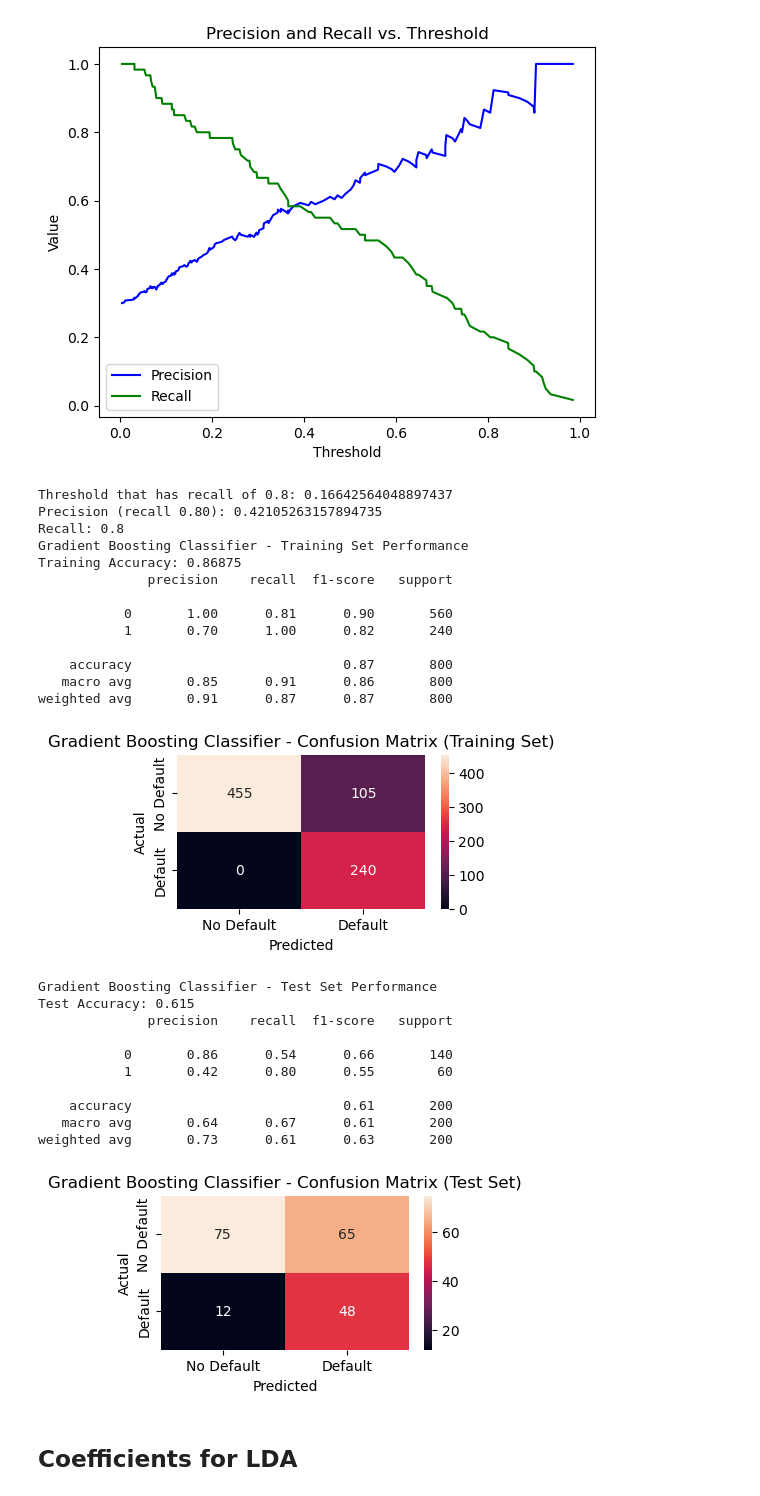
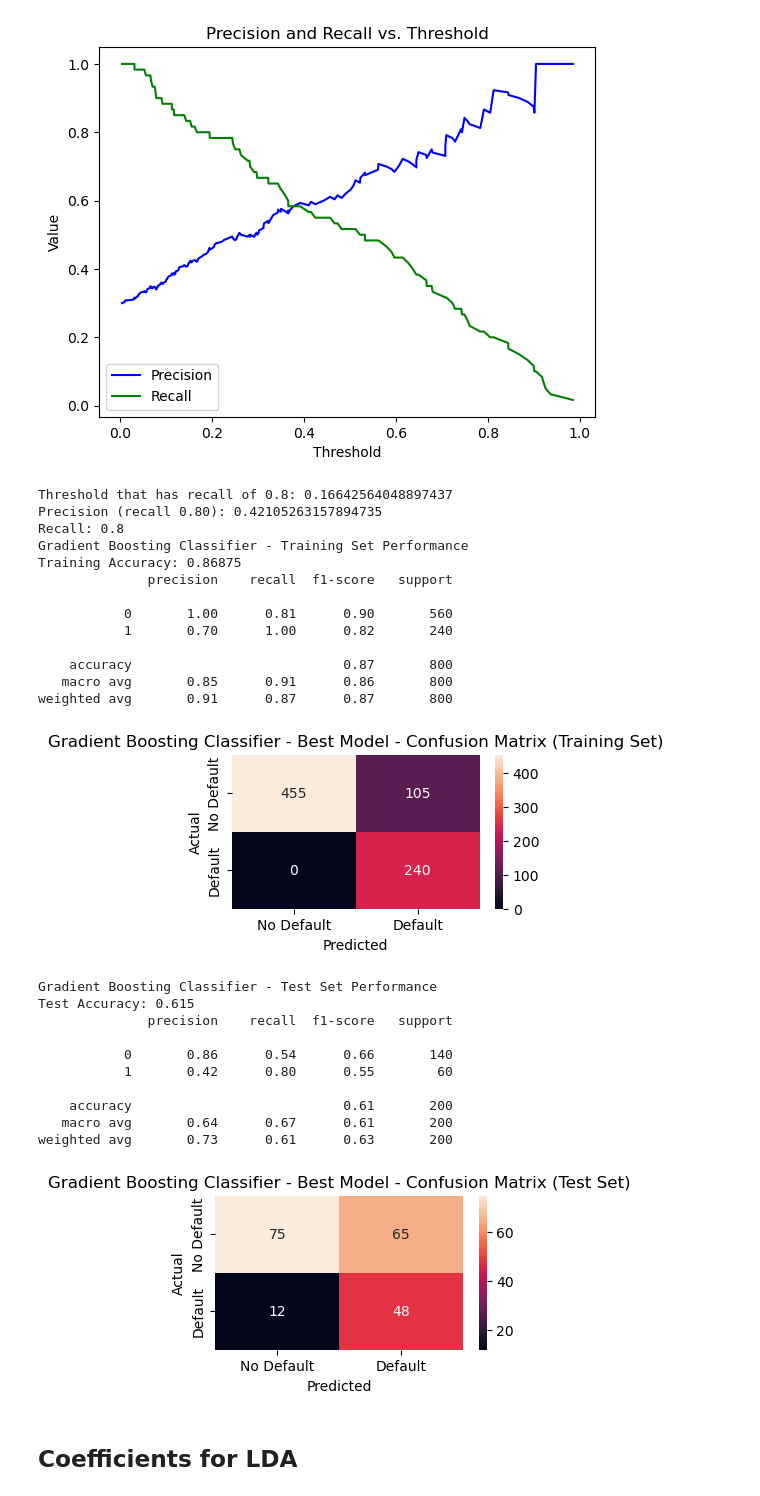
Before and after one commit to libin-n-g/GermanBankLoan, a Jupyter notebook: Project-Models.ipynb, the cells around one changed output. Saved outputs shown, nothing was run; the diff lists cells and outputs as text; code cells hidden in the pictures.

```diff
--- a/Project-Models.ipynb
+++ b/Project-Models.ipynb
@@ -791,35 +796,35 @@ def get_classification_report_manual(X, y, y_pred, model_name, data_label="Train
     print(classification_report(y, y_pred))
     conf = confusion_matrix(y, y_pred)
     plt.figure(figsize=(4, 2))
     sns.heatmap(conf, annot=True, fmt='d',
                 xticklabels=['No Default', 'Default'],
                 yticklabels=['No Default', 'Default'])
-    plt.title(f'{model_name} - Confusion Matrix ({data_label} Set)')
+    plt.title(f'{model_name} - Best Model - Confusion Matrix ({data_label} Set)')
     plt.xlabel('Predicted')
     plt.ylabel('Actual')
     plt.show()
 model_name = "Gradient Boosting Classifier"
 
 y_pred = predict_with_threshold(models[model_name], optimal_threshold, X_train_scaled)
 get_classification_report_manual(X_train_scaled, y_train, y_pred, model_name=model_name, data_label="Training")
 
 y_pred = predict_with_threshold(models[model_name], optimal_threshold, X_test_scaled)
 get_classification_report_manual(X_test_scaled, y_test, y_pred, model_name=model_name, data_label="Test")
 # %% [output]
 Threshold that has recall of 0.8: 0.16642564048897437
 Precision (recall 0.80): 0.42105263157894735
 Recall: 0.8
 Gradient Boosting Classifier - Training Set Performance
 Training Accuracy: 0.86875
               precision    recall  f1-score   support
 
            0       1.00      0.81      0.90       560
            1       0.70      1.00      0.82       240
 
     accuracy                           0.87       800
    macro avg       0.85      0.91      0.86       800
 weighted avg       0.91      0.87      0.87       800
-[figure, old version]
+[figure, new version]
 Gradient Boosting Classifier - Test Set Performance
 Test Accuracy: 0.615
               precision    recall  f1-score   support
@@ -830,7 +835,7 @@ Test Accuracy: 0.615
     accuracy                           0.61       200
    macro avg       0.64      0.67      0.61       200
 weighted avg       0.73      0.61      0.63       200
-[figure, old version]
+[figure, new version]
 # %% [markdown]
 ## Coefficients for LDA
 # %%
```
Also changed, not shown: parts of 5 cells of this notebook, 6 other files.
